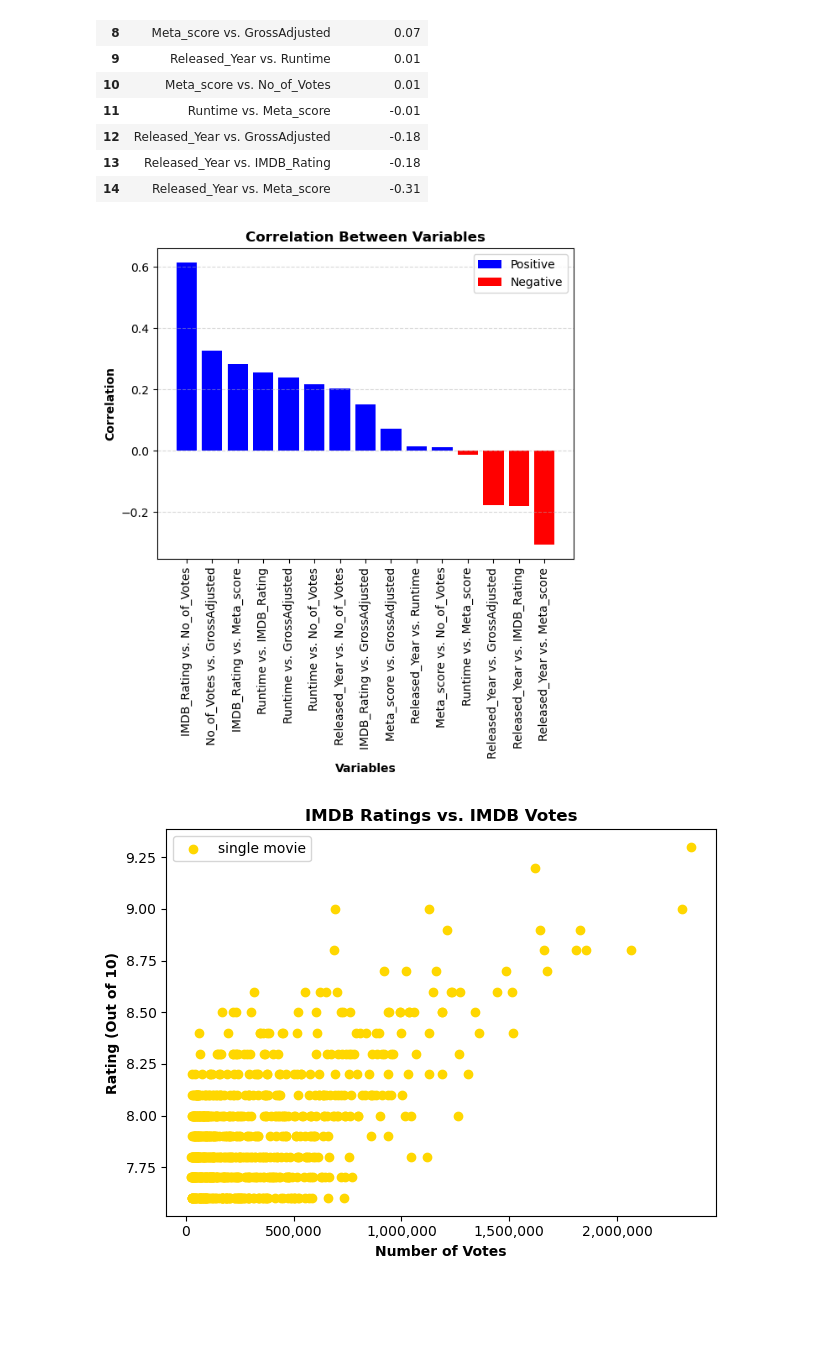
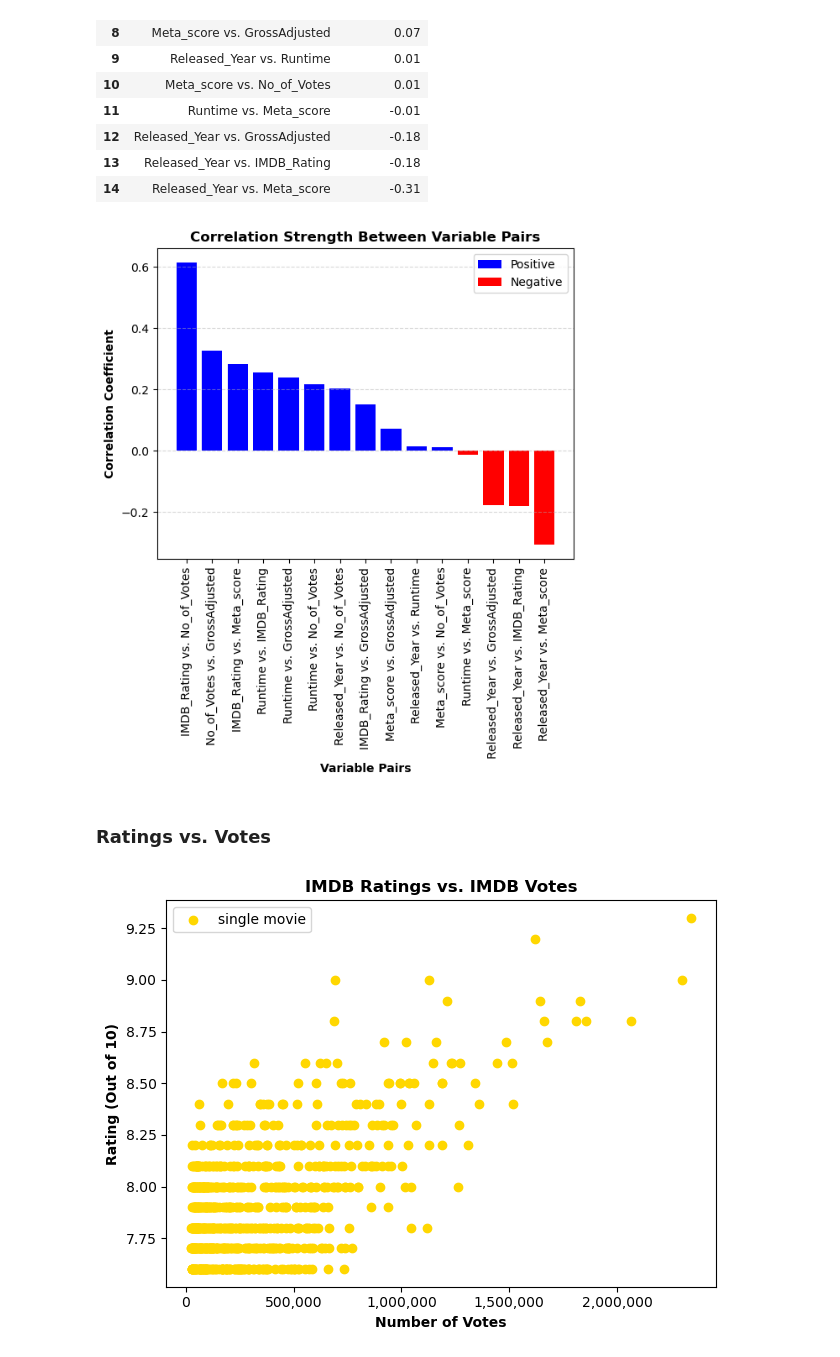
Before and after one commit to spc-kim/midterm_project, a Jupyter notebook: notebook.ipynb, the cells around one changed output. Saved outputs shown, nothing was run; the diff lists cells and outputs as text; code cells hidden in the pictures; blank space fills up the shorter version.

```diff
--- a/notebook.ipynb
+++ b/notebook.ipynb
@@ -282,29 +293,33 @@ corr_combined
 # %%
 # Create correlation figure and axis objects
 corr_fig, corr_ax = plt.subplots()
 positive = corr_combined[corr_combined["Correlation"] >= 0]
 negative = corr_combined[corr_combined["Correlation"] < 0]
 corr_ax.bar(positive["Variables"], positive["Correlation"], color="blue", label="Positive")
 corr_ax.bar(negative["Variables"], negative["Correlation"], color="red", label="Negative")
 
 # Decorate correlation figure
-corr_ax.set_title("Correlation Between Variables", weight="bold")
-corr_ax.set_xlabel("Variables", weight="bold")
+corr_ax.set_title("Correlation Strength Between Variable Pairs", weight="bold")
+corr_ax.set_xlabel("Variable Pairs", weight="bold")
 corr_ax.set_xticks(corr_combined["Variables"])
 corr_ax.set_xticklabels(corr_combined["Variables"], rotation=90)
-corr_ax.set_ylabel("Correlation", weight="bold")
-corr_ax.grid(True, axis='y', linestyle='--', alpha=0.5)
+corr_ax.set_ylabel("Correlation Coefficient", weight="bold")
+corr_ax.grid(True, axis="y", linestyle="--", alpha=0.5)
 
 plt.tight_layout
 plt.legend()
 plt.show()
+
+corr_fig.savefig("img/correlation_graph.png", dpi=300, bbox_inches="tight")
 # %% [output]
-[figure, old version]
+[figure, new version]
 # %%
 # Top strongest correlations were:
 # IMDB Rating vs. Number of Votes (strong-ish)
 # Number of Votes vs. Gross Adjusted (meh)
 # Released Year vs. Meta Score (meh)
+# %% [markdown]
+### Ratings vs. Votes
 # %%
 # Let's start with IMDB rating vs number of votes
 rating_vs_votes_fig, rating_vs_votes_ax = plt.subplots()
```
Also changed, not shown: parts of 31 cells of this notebook, 13 other files.
